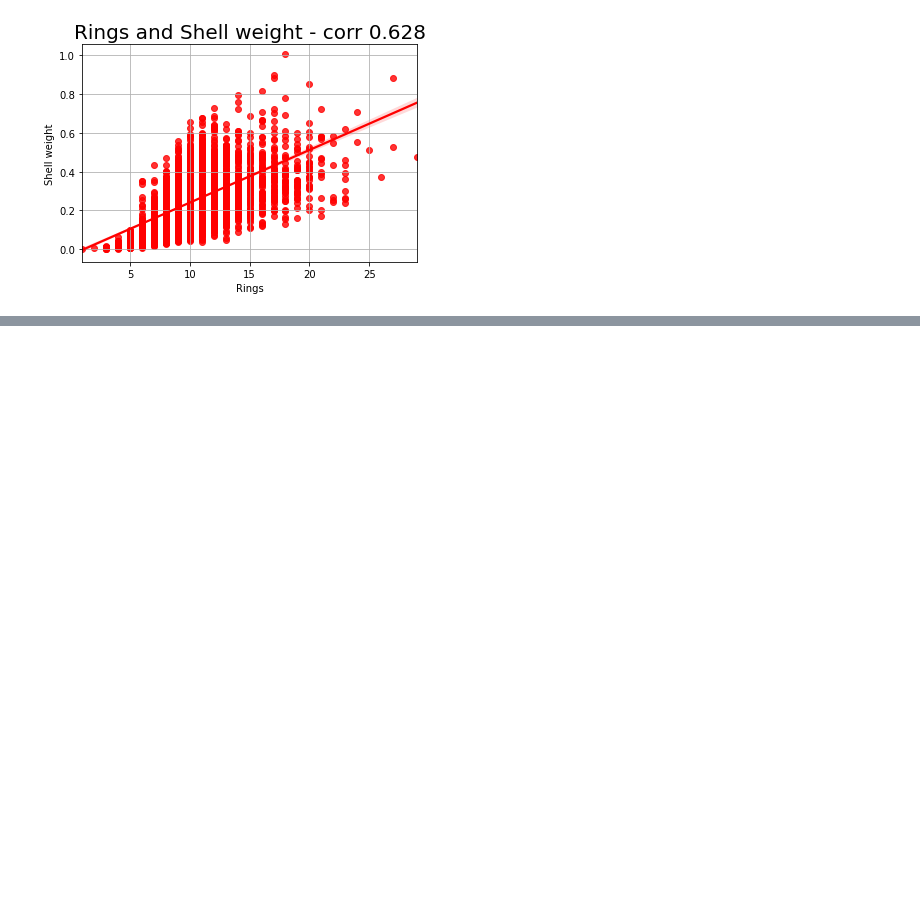
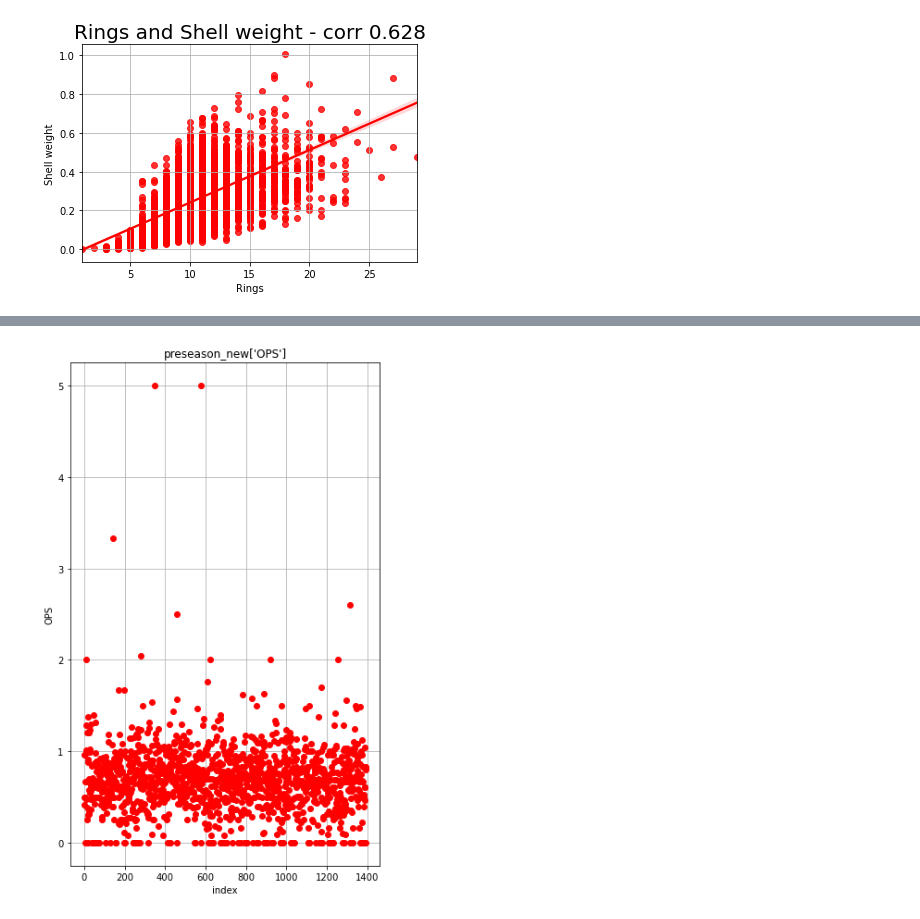
Before and after one commit to updaun/PythonBasic, a Jupyter notebook: GJ_AI/1. DeepLearning/kbo.ipynb, the cells around one changed output, grey strips where cells are left out. Cells and saved outputs as stored; diff of their text form; code cells hidden in the pictures; blank space fills up the shorter version.

```diff
--- a/GJ_AI/1. DeepLearning/kbo.ipynb
+++ b/GJ_AI/1. DeepLearning/kbo.ipynb
@@ -193,0 +236,3 @@ Rings and Shell weight - corr : 0.628
+# %%
+regular_season_df['new_idx'] = regular_season_df['batter_name'] + regular_season_df['year'].apply(str)
+regular_season_df.info()
@@ -193,0 +303,3 @@ Rings and Shell weight - corr : 0.628
+# %%
+preseason_new = preseason_df.loc[preseason_df['new_idx'].\
+                                apply(lambda x : x in intersection_idx)]
@@ -193,0 +358,10 @@ Rings and Shell weight - corr : 0.628
+# %%
+plt.figure(figsize = (6,10))
+plt.plot(preseason_new['OPS'], 'o', color ='red')
+plt.title("preseason_new['OPS']")
+plt.xlabel('index')
+plt.ylabel('OPS')
+plt.grid()
+plt.show()
+# %% [output]
+[figure, added]
```
Also changed, not shown: parts of 41 cells of this notebook.
